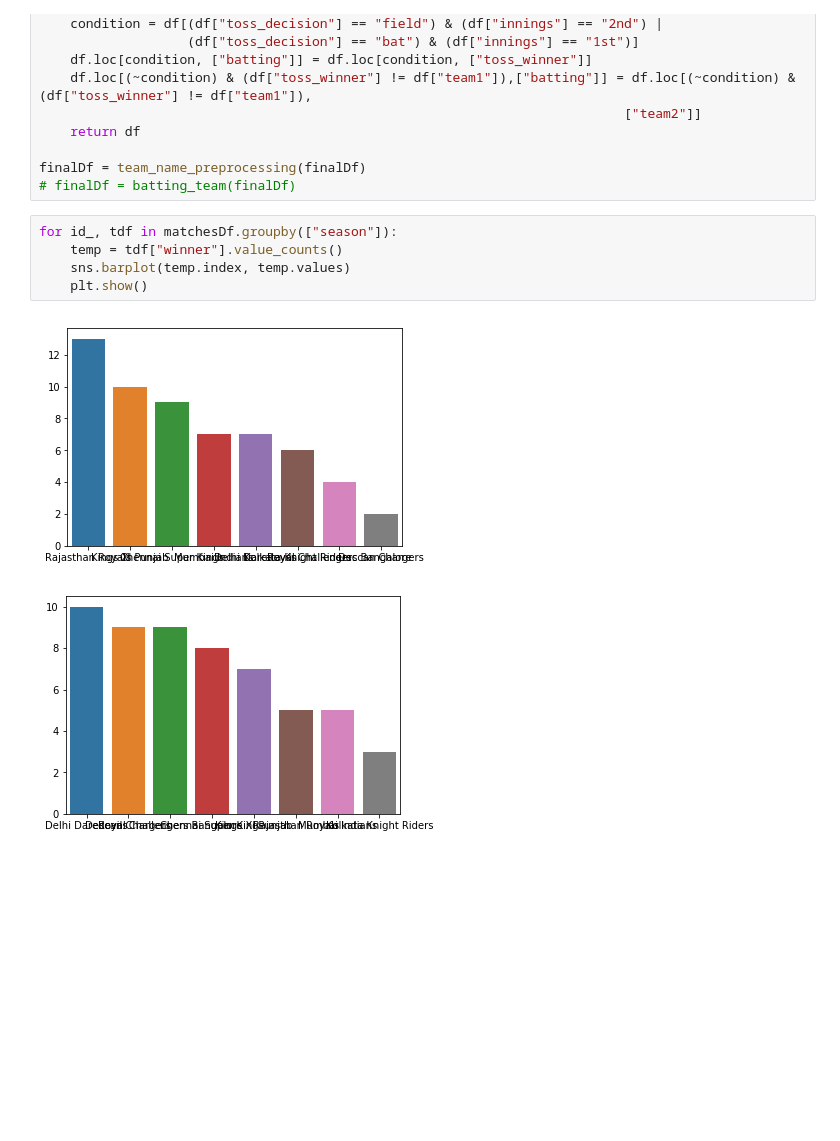
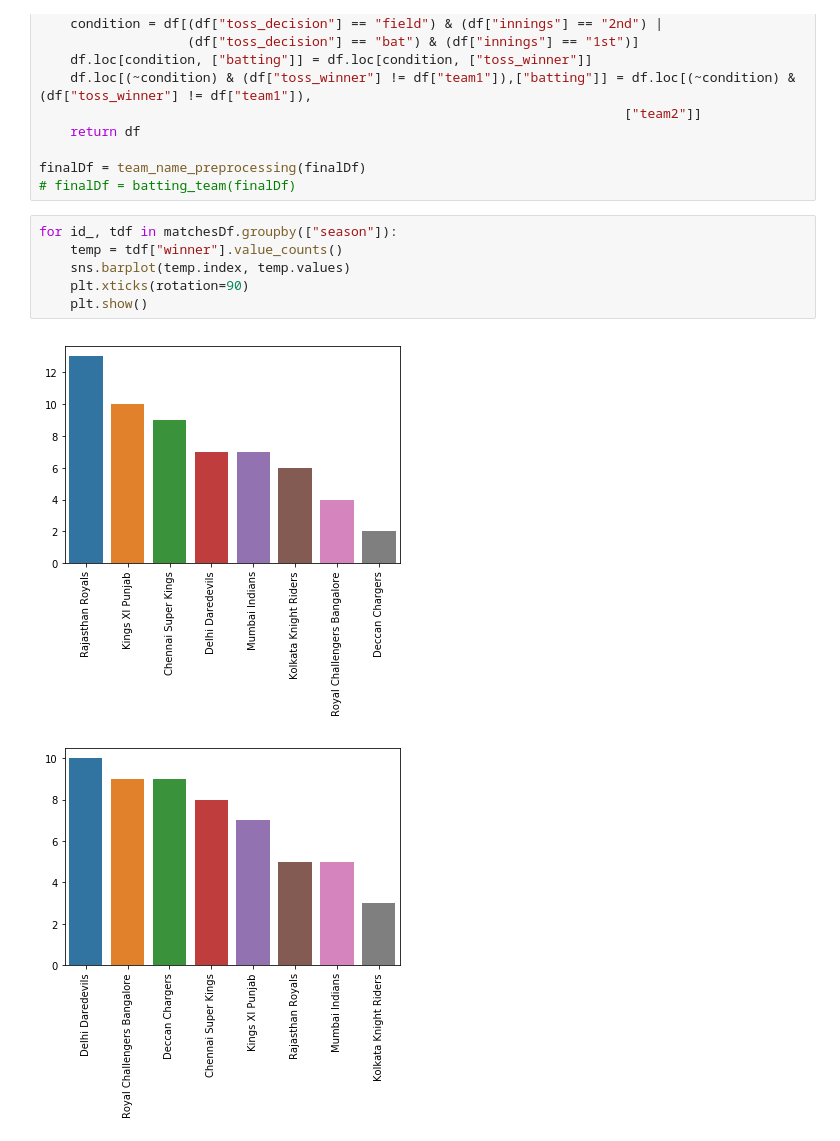
Before and after one commit to rikithreddy/pydata, a Jupyter notebook: Data analysis.ipynb, the cells around one changed output. Cells and saved outputs as stored; diff of their text form; blank space fills up the shorter version.

```diff
--- a/Data analysis.ipynb
+++ b/Data analysis.ipynb
@@ -78,8 +79,9 @@ finalDf = team_name_preprocessing(finalDf)
 # %%
 for id_, tdf in matchesDf.groupby(["season"]):
     temp = tdf["winner"].value_counts()
     sns.barplot(temp.index, temp.values)
+    plt.xticks(rotation=90)
     plt.show()
 # %% [output]
-[figure, old version]
+[figure, new version]
-[figure, old version]
+[figure, new version]
```
Also changed, not shown: parts of 5 cells of this notebook.
